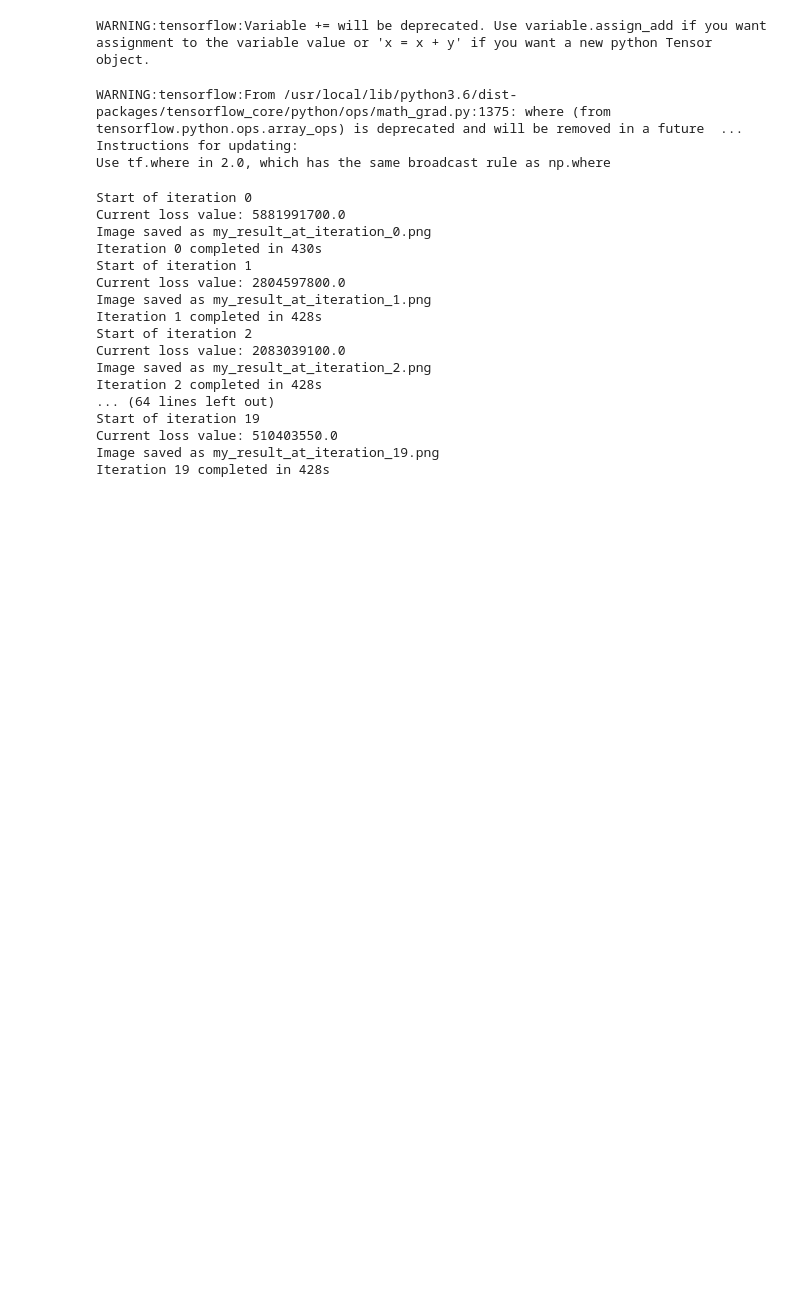
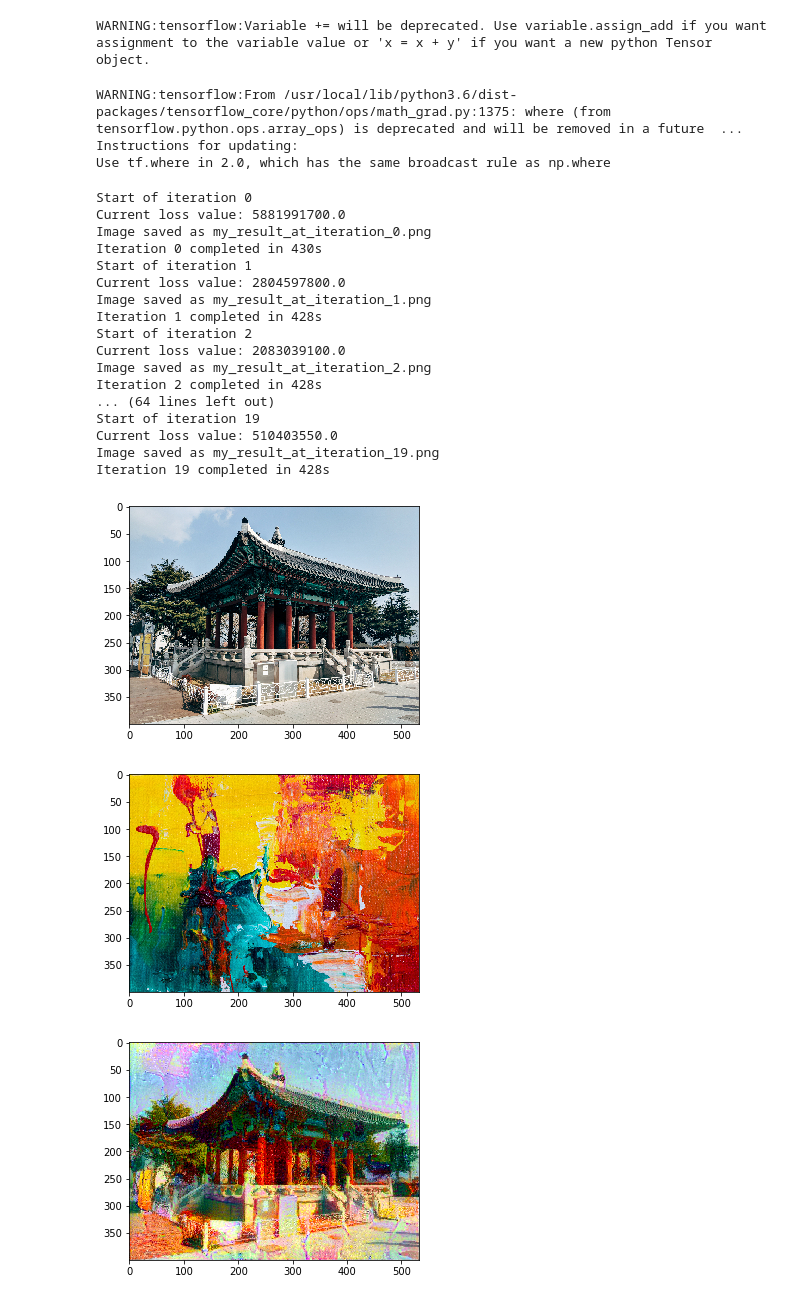
Before and after one commit to Riponcs/Deep_Learning, a Jupyter notebook: Neural_style_transfer_in_KerasV1.ipynb, the cells around one changed output. Drawn from its saved outputs; the diff is of its cells as text; code cells hidden in the pictures; blank space fills up the shorter version.

```diff
--- a/Neural_style_transfer_in_KerasV1.ipynb
+++ b/Neural_style_transfer_in_KerasV1.ipynb
@@ -180,3 +180,21 @@ Image saved as my_result_at_iteration_19.png
 Iteration 19 completed in 428s
 # %%
 imageio.imsave('/content/drive/My Drive/AdvancedDeepLearning/koreaStyle.jpeg', img)
+# %%
+from matplotlib import pyplot as plt
+
+# Content image
+plt.imshow(load_img(target_image_path, target_size=(img_height, img_width)))
+plt.figure()
+
+# Style image
+plt.imshow(load_img(style_reference_image_path, target_size=(img_height, img_width)))
+plt.figure()
+
+# Generate image
+plt.imshow(img)
+plt.show()
+# %% [output]
+[figure, added]
+[figure, added]
+[figure, added]
```
